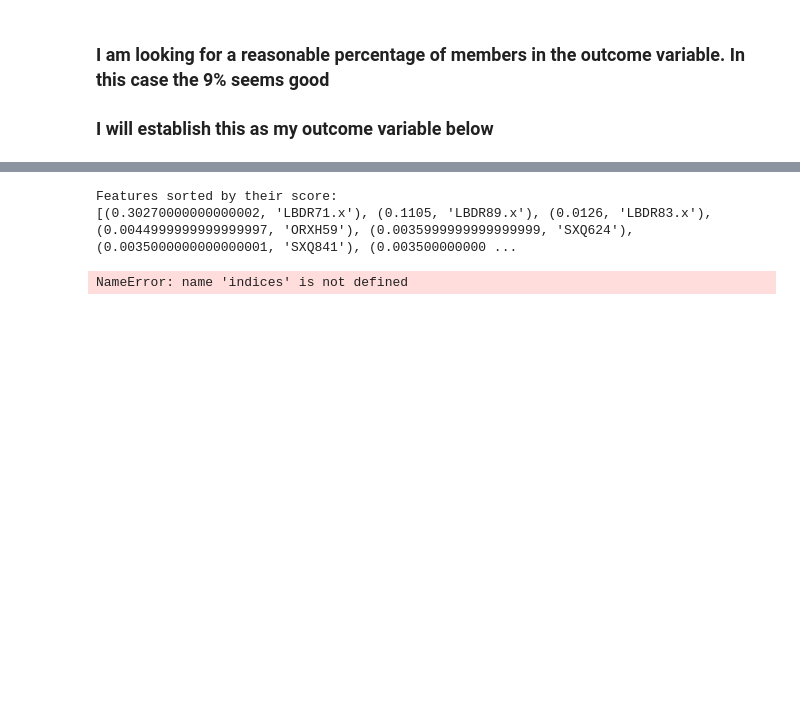
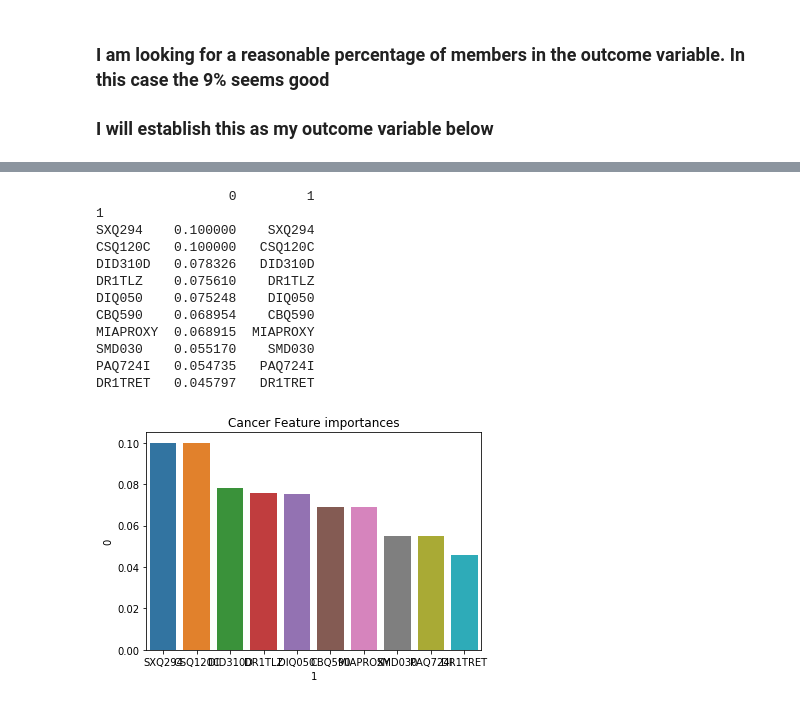
Before and after one commit to azadmehr/Capstone, a Jupyter notebook: Healthcare Data_Project.ipynb, the cells around one changed output, grey strips where cells are left out. Cells and saved outputs as stored; diff of their text form; code cells hidden in the pictures; blank space fills up the shorter version.

```diff
--- a/Healthcare Data_Project.ipynb
+++ b/Healthcare Data_Project.ipynb
@@ -415,28 +416,37 @@ data['HUD080Outcome'] = np.where(data['HUD080']>=1, 1, 0)
 # %%
+#creating boolean outcome variable
+data['MCQ220Outcome'] = np.where(data['MCQ220']>=1, 1, 0)
+
+#Running on Random Forest Classifier model
 from sklearn.ensemble import RandomForestClassifier
 #Load boston housing dataset as an example
 #boston = load_boston()
 #mention this as detour in EDA
-X = data[data.columns.difference(['HUD080'])]
-Y = data['HUD080Outcome']
+X = data[data.columns.difference(['MCQ220'])]
+Y = data['MCQ220Outcome']
 names = data.columns
 rf = RandomForestClassifier(n_jobs=-1)
 rf.fit(X, Y)
-print ("Features sorted by their score:")
-print(sorted(zip(map(lambda x: round(x, 4), rf.feature_importances_), names), reverse=True))
-
-for f in range(X.shape[1]):
-    print("%d. feature %d (%f)" % (f + 1, indices[f], importances[indices[f]]))
-
-# Plot the feature importances of the forest
-plt.figure()
-plt.title("Feature importances")
-plt.bar(range(X.shape[1]), importances[indices],
-       color="r", yerr=std[indices], align="center")
-plt.xticks(range(X.shape[1]), indices)
-plt.xlim([-1, X.shape[1]])
+#print ("Features sorted by their score:")
+#print (sorted(zip(map(lambda x: round(x, 4), rf.feature_importances_), names), reverse=True))
+AdmissionsFI = pd.DataFrame(sorted(zip(rf.feature_importances_,names),reverse=True)[:10])
+AdmissionsFI = AdmissionsFI.set_index(AdmissionsFI[1],drop=True)
+print(AdmissionsFI)
+#plt.bar(AdmissionsFI[1],height=AdmissionsFI[0],align="center")
+sns.barplot(x=AdmissionsFI[1], y=AdmissionsFI[0])
+plt.title("Cancer Feature importances")
 plt.show()
 # %% [output]
-Features sorted by their score:
-[(0.30270000000000002, 'LBDR71.x'), (0.1105, 'LBDR89.x'), (0.0126, 'LBDR83.x'), (0.0044999999999999997, 'ORXH59'), (0.0035999999999999999, 'SXQ624'), (0.0035000000000000001, 'SXQ841'), (0.003500000000 ...
+                 0         1
+1
+SXQ294    0.100000    SXQ294
+CSQ120C   0.100000   CSQ120C
+DID310D   0.078326   DID310D
+DR1TLZ    0.075610    DR1TLZ
+DIQ050    0.075248    DIQ050
+CBQ590    0.068954    CBQ590
+MIAPROXY  0.068915  MIAPROXY
+SMD030    0.055170    SMD030
+PAQ724I   0.054735   PAQ724I
+DR1TRET   0.045797   DR1TRET
-NameError: name 'indices' is not defined
+[figure, added]
```
Also changed, not shown: parts of 31 cells of this notebook.
